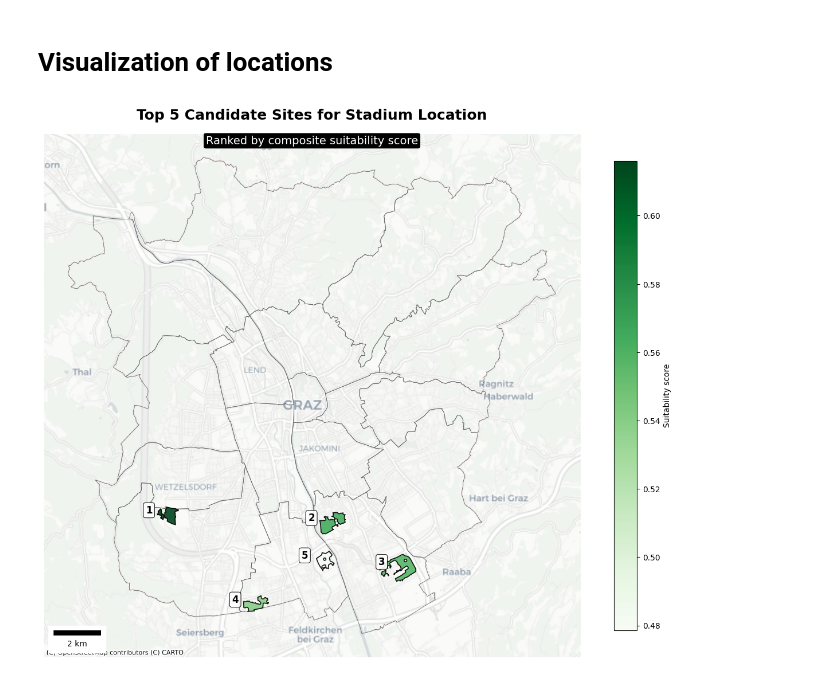
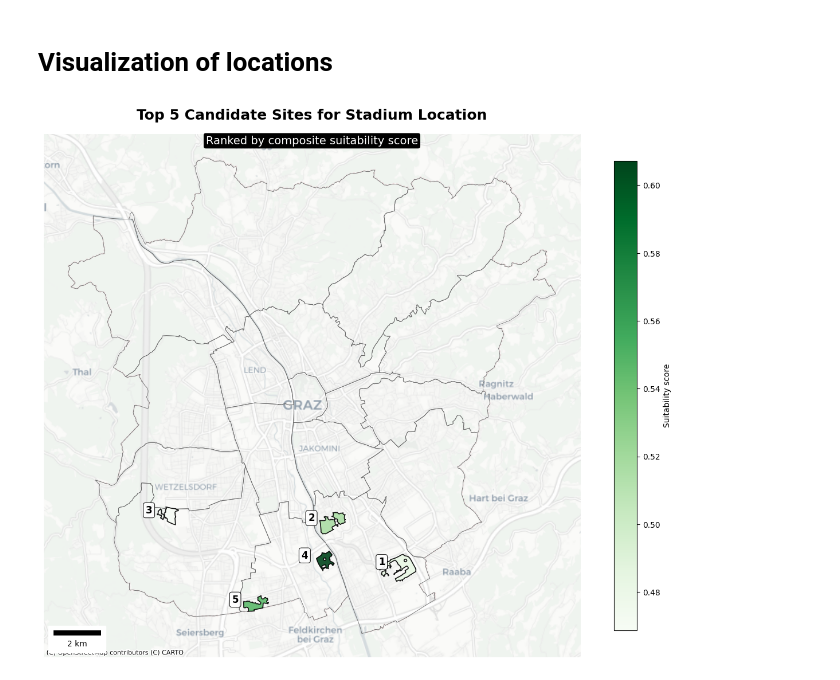
Before and after one commit to ein-wildes-nico/GIS_Analysis2_FinalProject_Paar_Flor_Wallisch, a Jupyter notebook: main.ipynb, the cells around one changed output. Saved outputs shown, nothing was run; the diff lists cells and outputs as text; code cells hidden in the pictures.

Commit message:
new routing and scoring plus weighting

```diff
--- a/main.ipynb
+++ b/main.ipynb
@@ -769,0 +539,6 @@ print(suitable_area)
+# %%
+def polygons_to_start_nodes(polygons_gdf, G, epsg=32633):
+    poly = polygons_gdf.to_crs(epsg)
+    src_pts = poly.geometry.representative_point()
+    start_nodes = ox.distance.nearest_nodes(G, X=src_pts.x.to_numpy(), Y=src_pts.y.to_numpy())
+    return list(start_nodes)
@@ -769,0 +656,17 @@ print(suitable_area)
+# %%
+gdf_scores = suitable_area[["geometry"]].copy()
+
+# FAR scores
+for col, (mn, mx) in far_rules.items():
+    newcol = "score_" + col.replace("dist_", "")
+    gdf_scores[newcol] = score_far(suitable_area[col], mn, mx).to_numpy()
+
+# NEAR scores
+for col, (mn, mx) in near_rules.items():
+    newcol = "score_" + col.replace("dist_", "")
+    gdf_scores[newcol] = score_near(suitable_area[col], mn, mx).to_numpy()
+
+gdf_scores = gdf_scores.reset_index(drop=True)
+gdf_scores.index = gdf_scores.index
+
+print(gdf_scores)
@@ -769,0 +694,18 @@ print(suitable_area)
+# %%
+# Weights for each criteria (when more important, higher weight factor)
+weights = {
+    "residential": 0.10,
+    "kindergarten": 0.10,
+    "religious": 0.05,
+    "hospital": 0.15,
+    "cemetries": 0.05,
+    "stops": 0.35,
+    "exits": 0.25,
+}
+# %%
+gdf_scores["total_score"] = 0.0
+
+for key, w in weights.items():
+    gdf_scores["total_score"] += w * gdf_scores["score_" + key]
+
+gdf_scores.head()
@@ -775,7 +724,7 @@ import contextily as ctx
 from matplotlib_scalebar.scalebar import ScaleBar
 
 # Prepare data
-top5 = suitable_area.head(5).copy()
+top5 = gdf_scores.head(5).copy()
 top5 = top5.to_crs(epsg=3857)
 gdf_districts_web = gdf_districts.to_crs(epsg=3857)
 
@@ -792,7 +741,7 @@ gdf_districts_web.boundary.plot(
 # Plot candidate sites
 top5.plot(
     ax=ax,
-    column="final_score",
+    column="total_score",
     cmap="Greens",
     legend=True,
     edgecolor="black",
@@ -853,31 +802,31 @@ ax.set_title(
     "Top 5 Candidate Sites for Stadium Location",
     fontsize=18,
     fontweight="bold",
     pad=18
 )
 
 # Subtitle with background box
 ax.text(
     0.5, 0.9865,
     "Ranked by composite suitability score",
     transform=ax.transAxes,
     ha="center",
     va="center",
     fontsize=14,
     color="white",
     bbox=dict(
         boxstyle="round,pad=0.2",
         fc="black",
         ec="none",
         alpha=1
     ),
     zorder=5
 )
 
 
 
 ax.axis("off")
 plt.tight_layout()
 plt.show()
 # %% [output]
-[figure, old version]
+[figure, new version]
```
Also changed, not shown: parts of 53 cells of this notebook, 13 other files.
